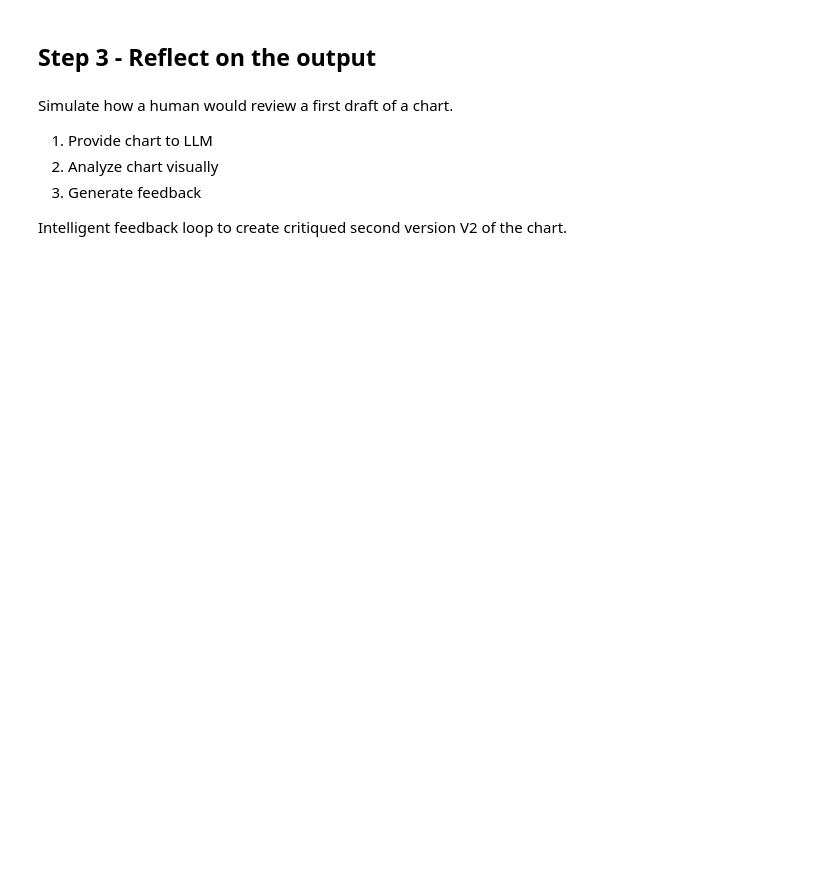
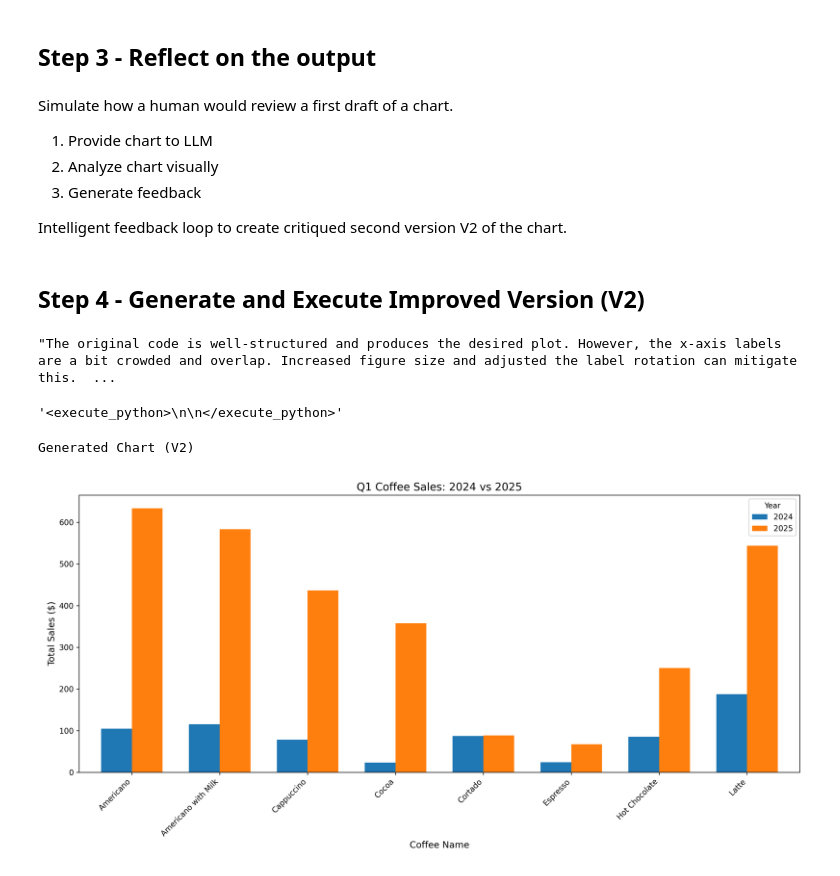
Before and after one commit to OrtizR52/AgenticAI_DLAI, a Jupyter notebook: AgenticAI.ipynb, the cells around one changed output. Saved outputs shown, nothing was run; the diff lists cells and outputs as text; code cells hidden in the pictures; blank space fills up the shorter version.

Commit message:
Add Reflection & Improved version & Updates on README

```diff
--- a/AgenticAI.ipynb
+++ b/AgenticAI.ipynb
@@ -223,0 +286,31 @@ def reflect_on_image_and_generate(
+# %% [markdown]
+## Step 4 - Generate and Execute Improved Version (V2)
+# %%
+feedback, code_v2 = reflect_on_image_and_generate(
+    chart_path="chart_v1.png",
+    instruction=r"Create a plot comparing Q1 coffee sales in 2024 and 2025 using the data in the path .\data\coffee_sales.csv.",
+    model_name="gemini-2.0-flash",
+    out_path_v2="chart_v2.png",
+    code_v1=code_v1 #Original code for CONTEXT
+)
+# %%
+feedback
+# %% [output]
+"The original code is well-structured and produces the desired plot. However, the x-axis labels are a bit crowded and overlap. Increased figure size and adjusted the label rotation can mitigate this.  ...
+# %%
+code_v2
+# %% [output]
+'<execute_python>\n\n</execute_python>'
+# %%
+match = re.search(r"<execute_python>([\s\S]*?)</execute_python>", code_v2)
+if match:
+    initial_code = match.group(1).strip()
+    print(initial_code)
+    exec_globals = {'df': df}
+    exec(initial_code, exec_globals)
+
+    print('Generated Chart (V2)')
+    display(Image(filename='chart_v2.png'))
+# %% [output]
+Generated Chart (V2)
+[figure, added]
```
Also changed, not shown: parts of 5 cells of this notebook, 2 other files.
